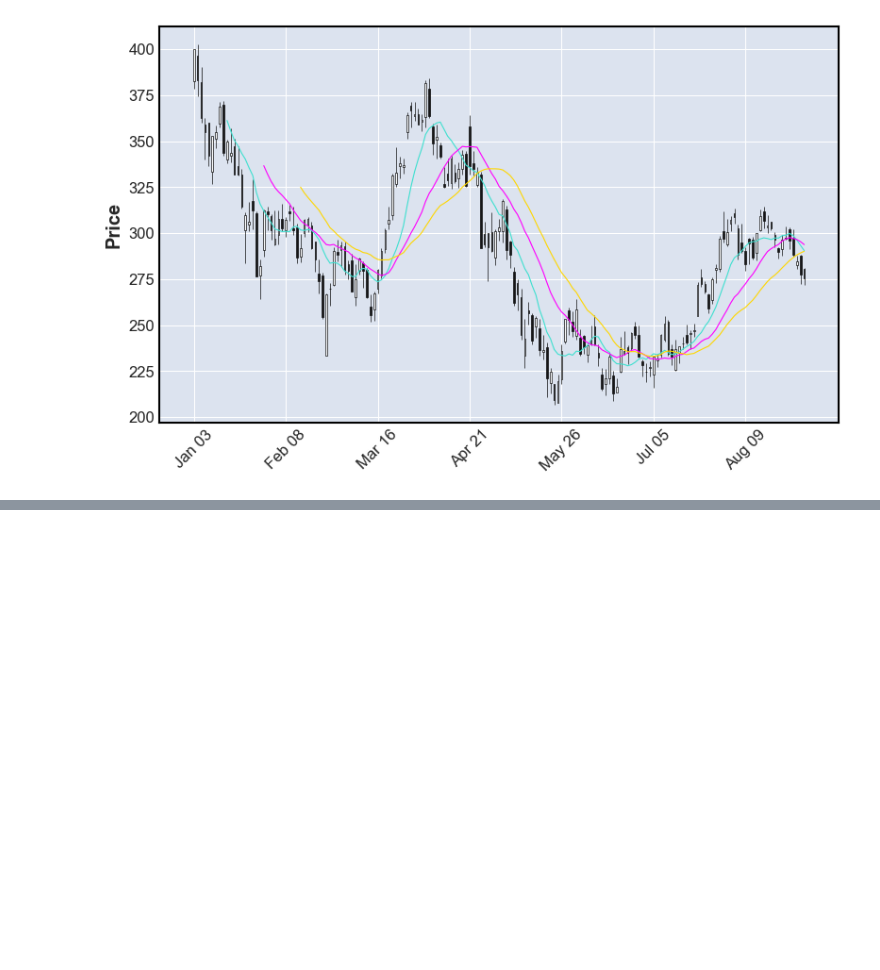
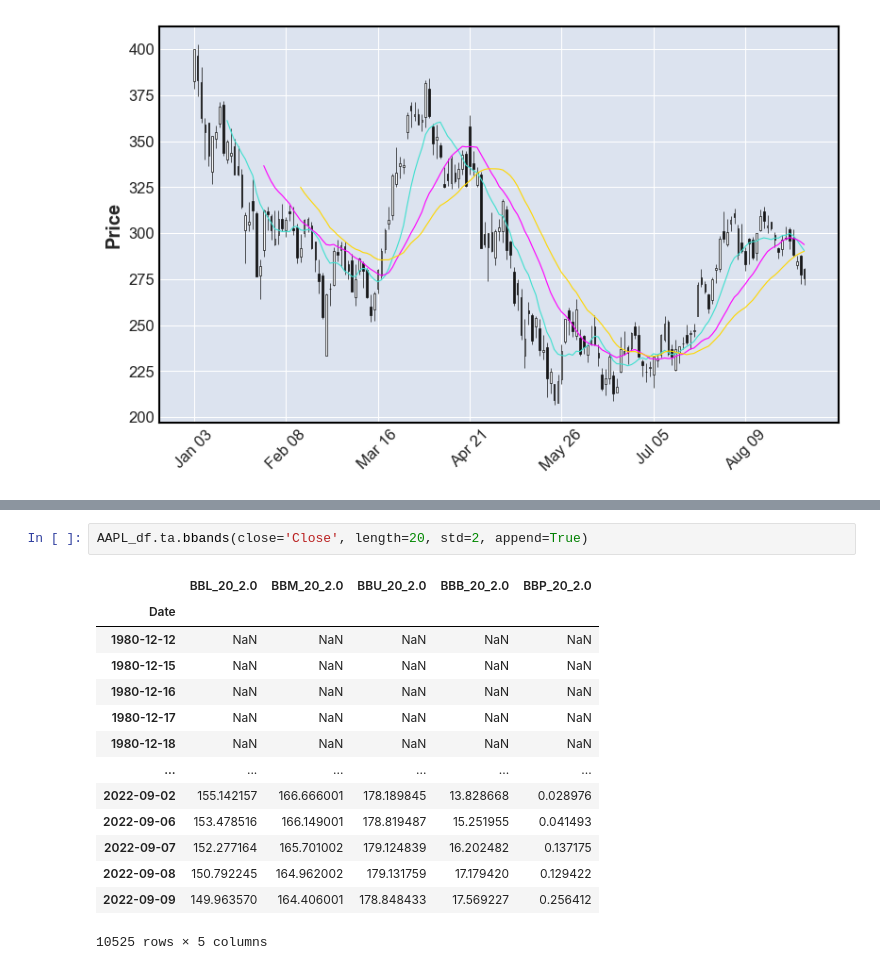
Before and after one commit to PattaWapee/ML_DL_investing, a Jupyter notebook: Python_for_investing.ipynb, the cells around one changed output, grey strips where cells are left out. Drawn from its saved outputs; the diff is of its cells as text; blank space fills up the shorter version.

```diff
--- a/Python_for_investing.ipynb
+++ b/Python_for_investing.ipynb
@@ -299,0 +355,17 @@ mpf.plot(tsla.loc['2022'], type = 'candle', figsize = (10,6), mav = (10,20,30))
+# %%
+AAPL_df.ta.bbands(close='Close', length=20, std=2, append=True)
+# %% [output]
+|  | BBL_20_2.0 | BBM_20_2.0 | BBU_20_2.0 | BBB_20_2.0 | BBP_20_2.0 |
+| Date |  |  |  |  |  |
+| 1980-12-12 | NaN | NaN | NaN | NaN | NaN |
+| 1980-12-15 | NaN | NaN | NaN | NaN | NaN |
+| 1980-12-16 | NaN | NaN | NaN | NaN | NaN |
+| 1980-12-17 | NaN | NaN | NaN | NaN | NaN |
+| 1980-12-18 | NaN | NaN | NaN | NaN | NaN |
+| ... | ... | ... | ... | ... | ... |
+| 2022-09-02 | 155.142157 | 166.666001 | 178.189845 | 13.828668 | 0.028976 |
+| 2022-09-06 | 153.478516 | 166.149001 | 178.819487 | 15.251955 | 0.041493 |
+| 2022-09-07 | 152.277164 | 165.701002 | 179.124839 | 16.202482 | 0.137175 |
+| 2022-09-08 | 150.792245 | 164.962002 | 179.131759 | 17.179420 | 0.129422 |
+| 2022-09-09 | 149.963570 | 164.406001 | 178.848433 | 17.569227 | 0.256412 |
+10525 rows × 5 columns
```
Also changed, not shown: parts of 22 cells of this notebook, 2 other files.
